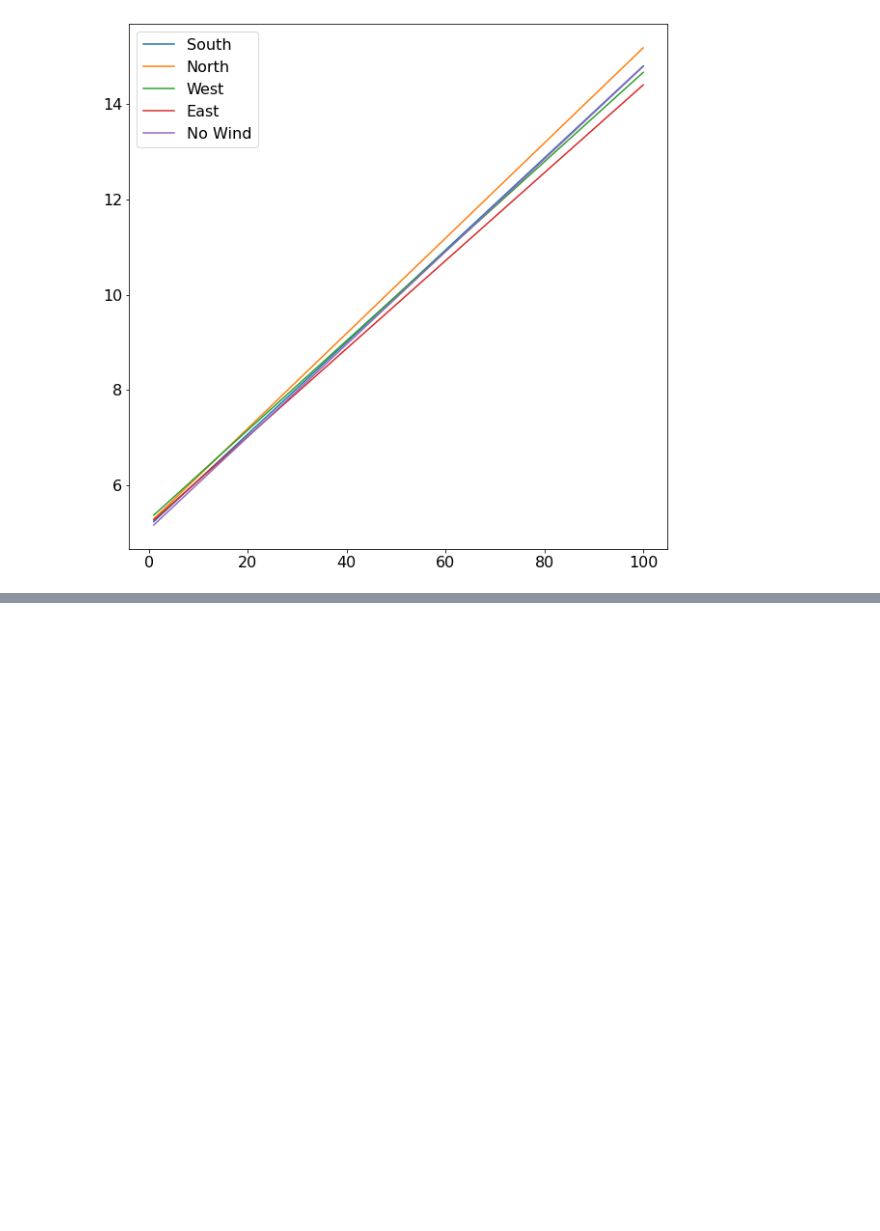
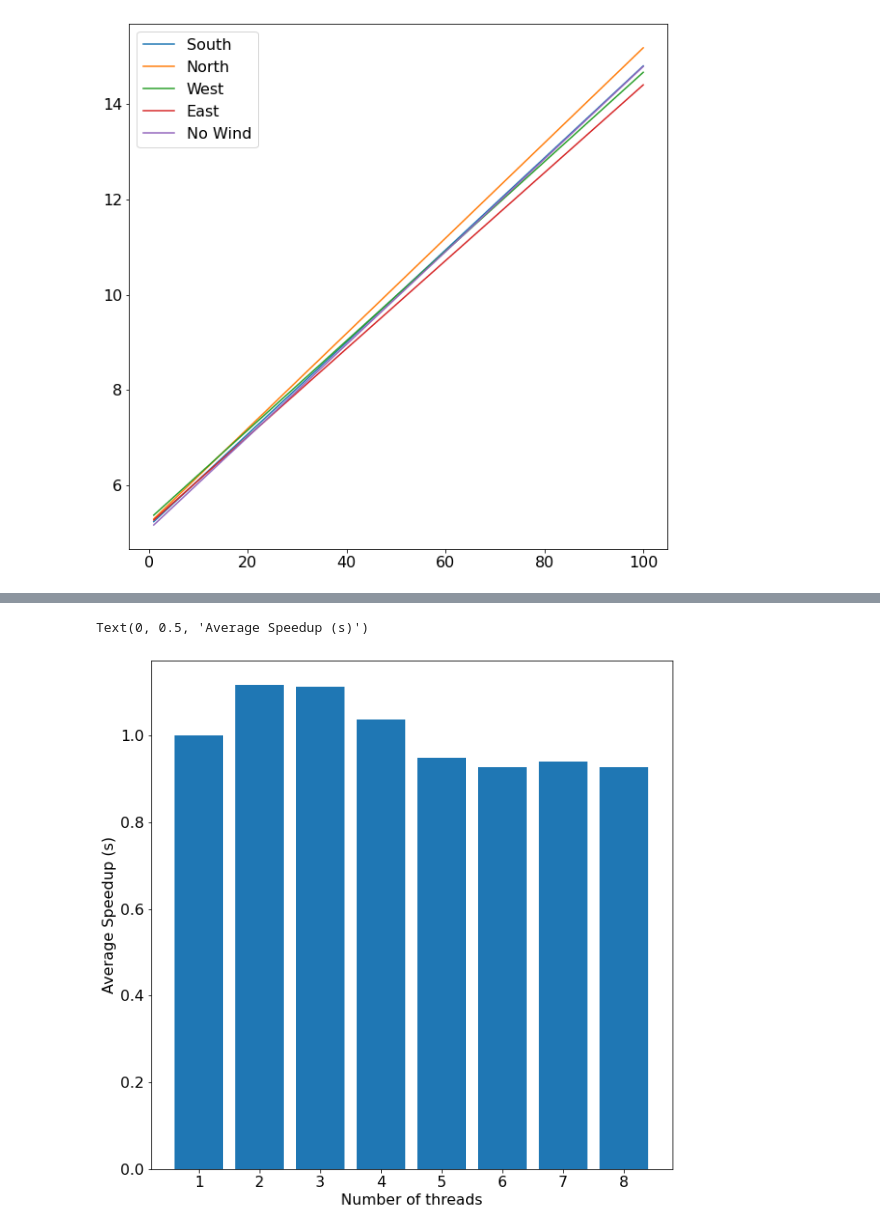
Before and after one commit to tomthepeach/3rd-Year-Assesments, a Jupyter notebook: forest_fire/py_analysis.ipynb, the cells around one changed output, grey strips where cells are left out. Cells and saved outputs as stored; diff of their text form; code cells hidden in the pictures; blank space fills up the shorter version.

```diff
--- a/forest_fire/py_analysis.ipynb
+++ b/forest_fire/py_analysis.ipynb
@@ -270,3 +272,13 @@ def comapre_avg(p):
 comapre_avg(0.4)
 # %% [output]
 [figure]
+# %%
+import pandas as pd
+
+df = pd.read_csv("per_data/1_S_output.csv")
+df["speedup"] = 0
+
+for i, row in df.iterrows():
+    df["speedup"][i] = df[(df["p"]==row["p"]) & (df["n"]==row["n"]) & (df["n_threads"]==1)]["time"].values[0]/row["time"]
+
+df
@@ -272,0 +307,14 @@ comapre_avg(0.4)
+# %%
+import numpy as np
+import matplotlib.pyplot as plt
+df = df[~df.isin([np.nan, np.inf, -np.inf]).any(1)]
+avgs = df.groupby(["n_threads"])["speedup"].mean()
+
+fig, ax = plt.subplots(figsize=(10, 10))
+
+ax.bar(avgs.index, avgs.values)
+ax.set_xlabel("Number of threads")
+ax.set_ylabel("Average Speedup (s)")
+# %% [output]
+Text(0, 0.5, 'Average Speedup (s)')
+[figure, added]
```
Also changed, not shown: parts of 4 cells of this notebook, 6 other files.
